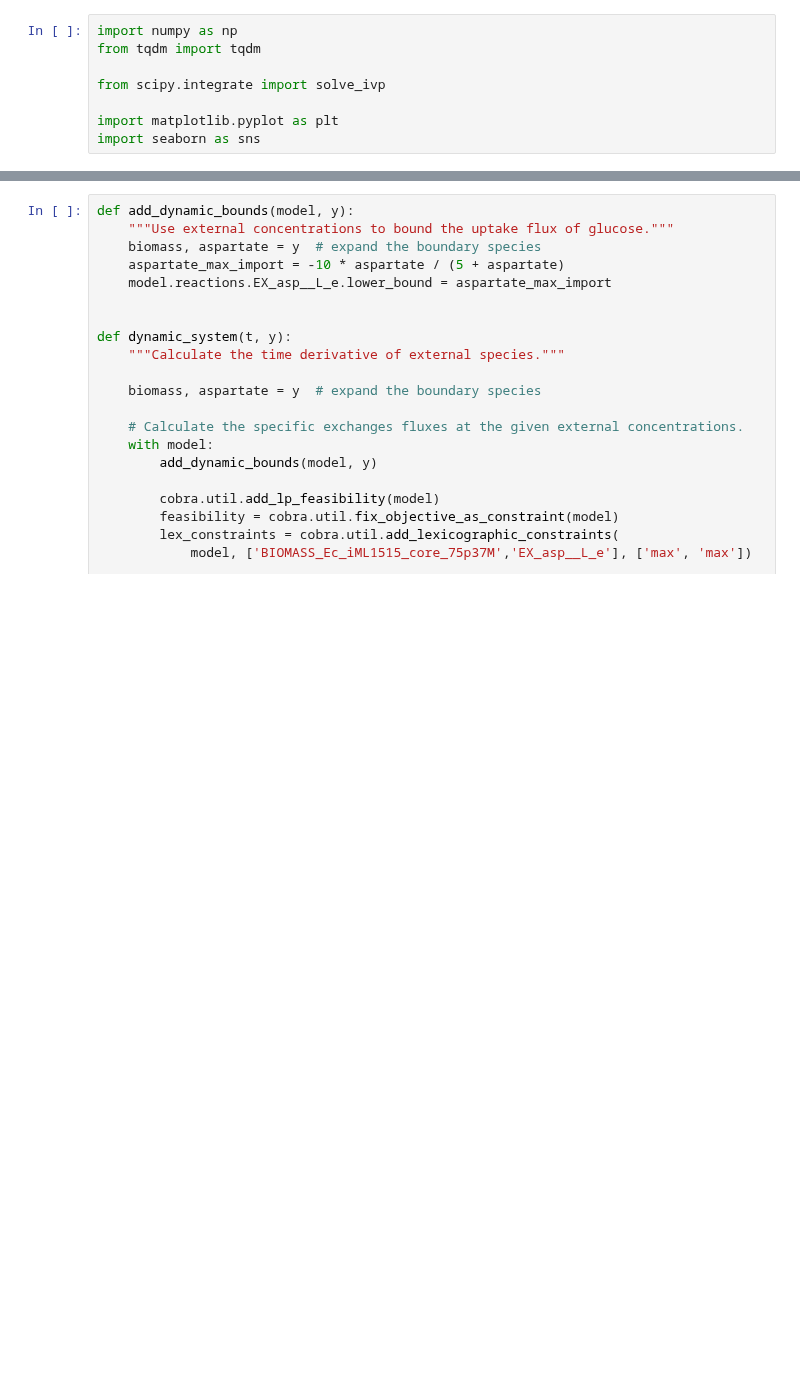
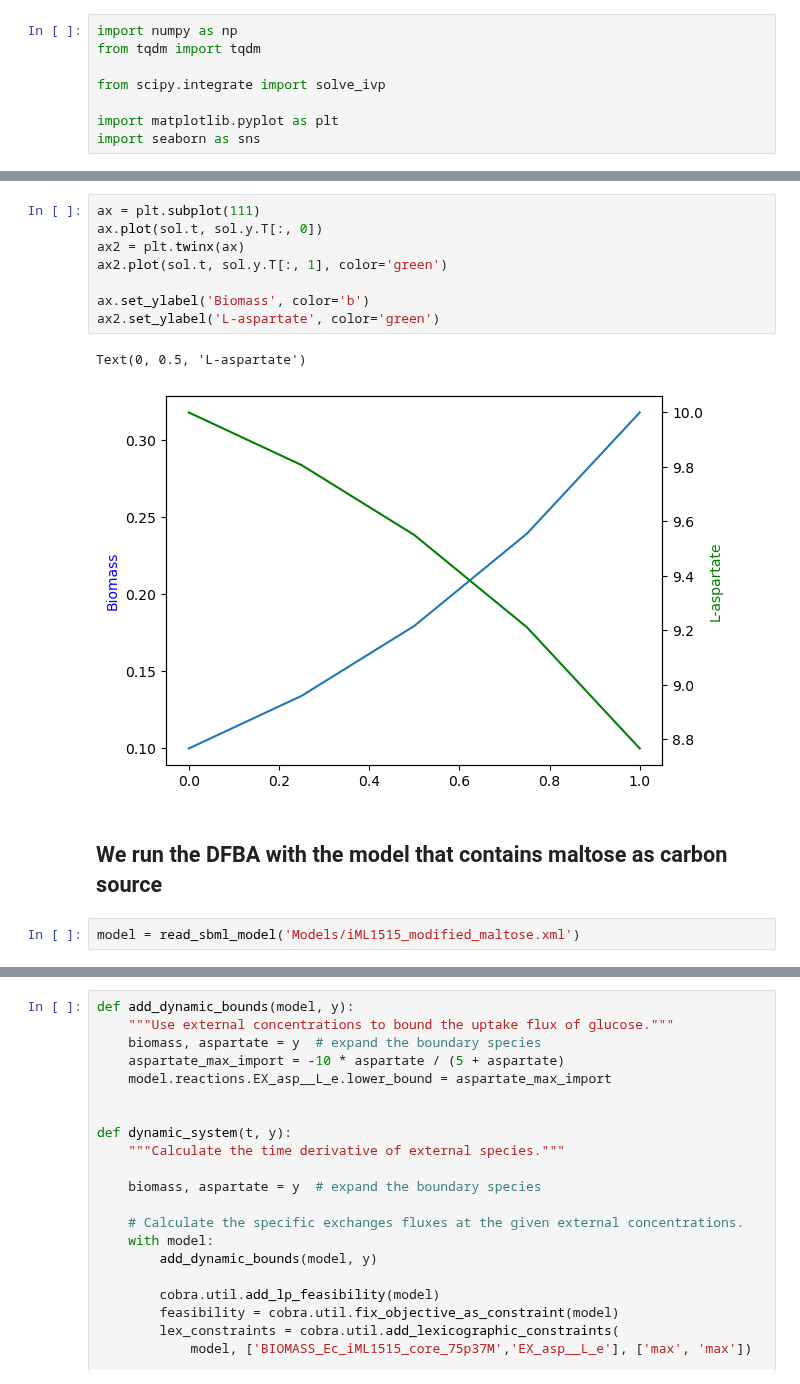
Before and after one commit to 27410/group-assingment-group-14, a Jupyter notebook: 9_DFBA_asp.ipynb, the cells around one changed output, grey strips where cells are left out. Saved outputs shown, nothing was run; the diff lists cells and outputs as text; blank space fills up the shorter version.

```diff
--- a/9_DFBA_asp.ipynb
+++ b/9_DFBA_asp.ipynb
@@ -12,0 +216,15 @@ model = load_model('iML1515')
+# %%
+ax = plt.subplot(111)
+ax.plot(sol.t, sol.y.T[:, 0])
+ax2 = plt.twinx(ax)
+ax2.plot(sol.t, sol.y.T[:, 1], color='green')
+
+ax.set_ylabel('Biomass', color='b')
+ax2.set_ylabel('L-aspartate', color='green')
+# %% [output]
+Text(0, 0.5, 'L-aspartate')
+[figure, added]
+# %% [markdown]
+## We run the DFBA with the model that contains maltose as carbon source
+# %%
+model = read_sbml_model('Models/iML1515_modified_maltose.xml')
```
Also changed, not shown: parts of 18 cells of this notebook, 2 other files.
